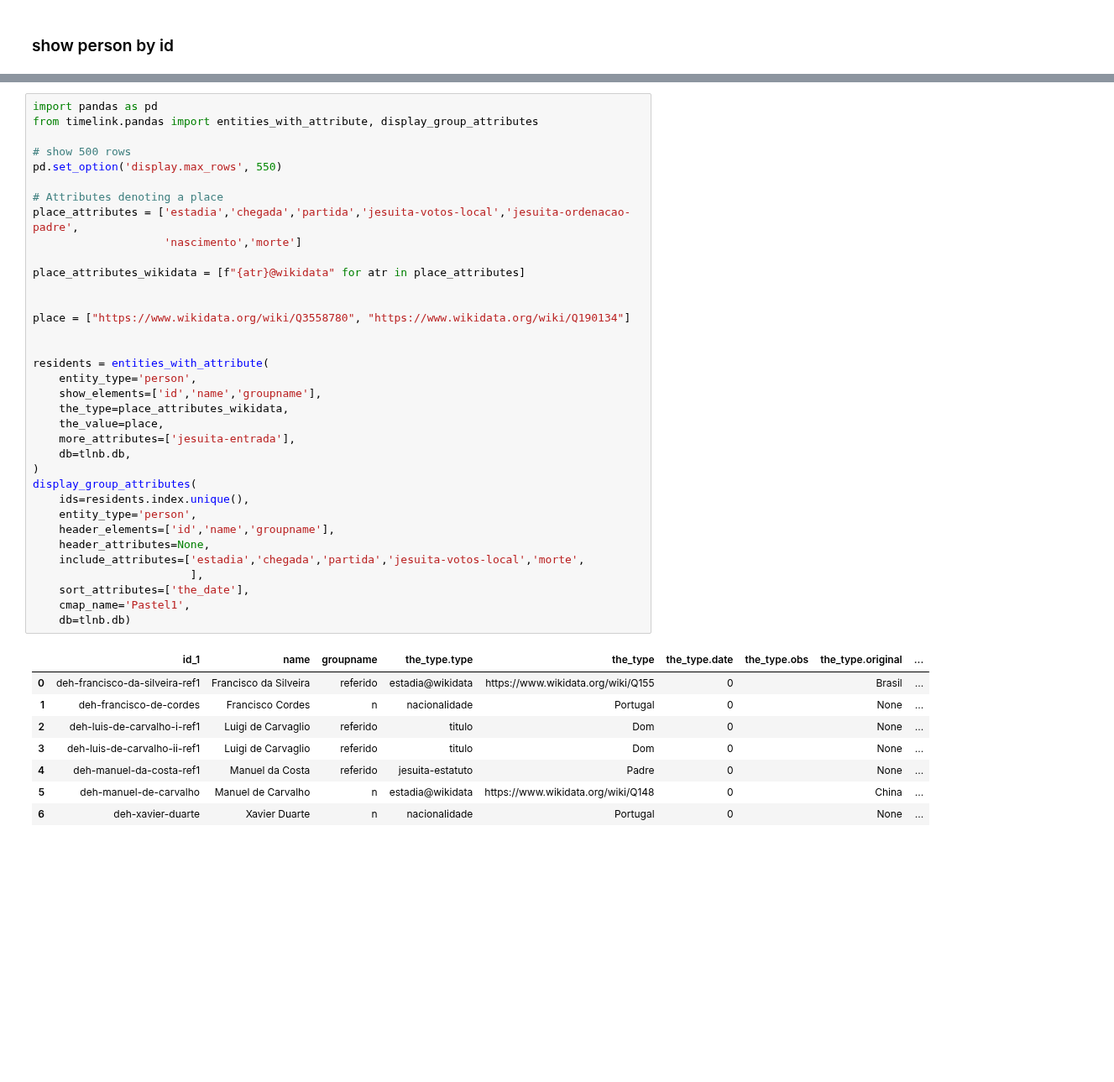
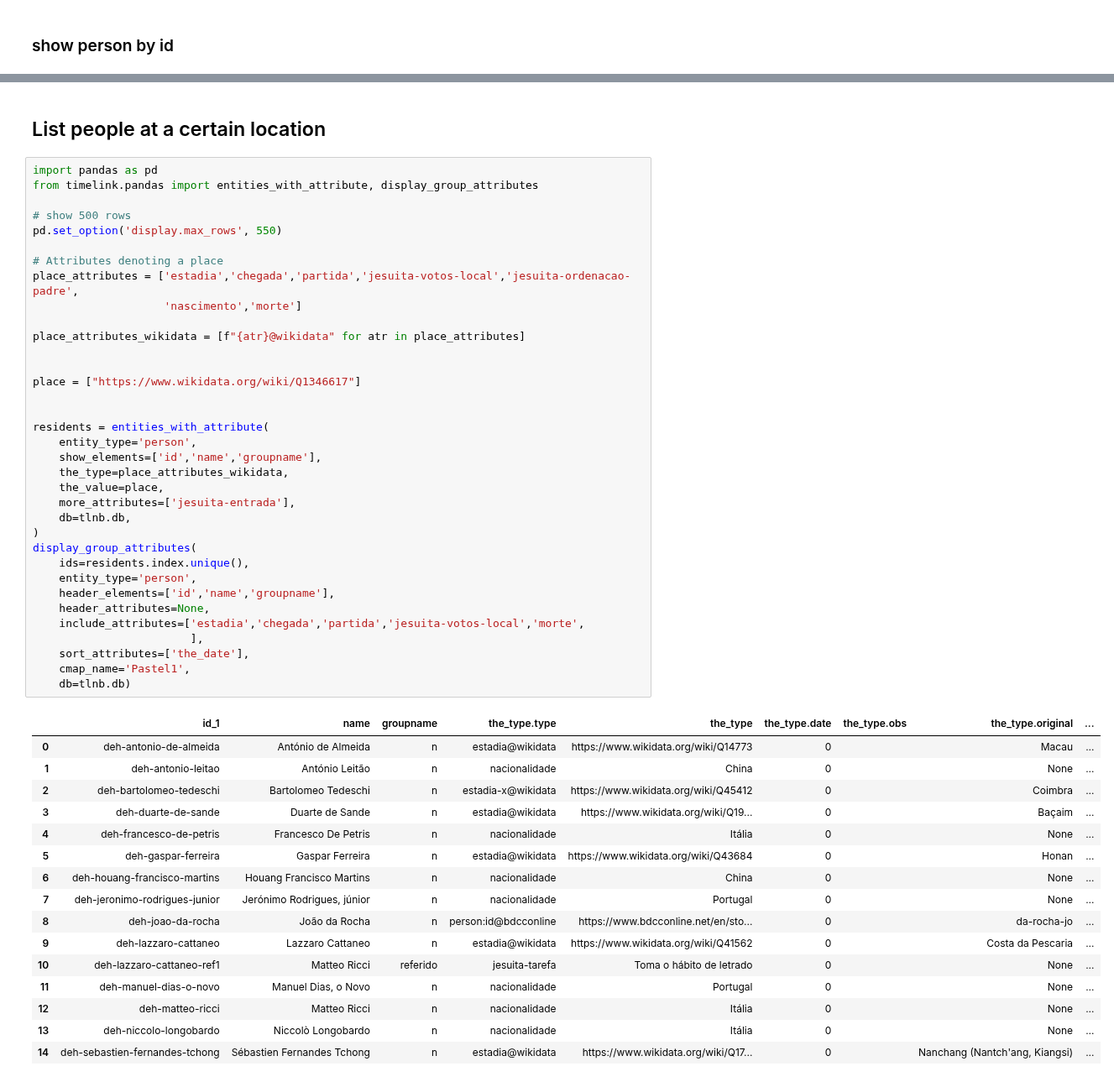
Before and after one commit to joaquimrcarvalho/dehergne-repertoire, a Jupyter notebook: notebooks/who_was_where.ipynb, the cells around one changed output, grey strips where cells are left out. Shown at 84% size. Cells and saved outputs as stored; diff of their text form; blank space fills up the shorter version.

```diff
--- a/notebooks/who_was_where.ipynb
+++ b/notebooks/who_was_where.ipynb
@@ -54,3 +55,5 @@ n$Faustino Soares/m/id=deh-faustino-soares
+# %% [markdown]
+## List people at a certain location
 # %%
 import pandas as pd
 from timelink.pandas import entities_with_attribute, display_group_attributes
@@ -60,39 +63,47 @@ pd.set_option('display.max_rows', 550)
 
 # Attributes denoting a place
 place_attributes = ['estadia','chegada','partida','jesuita-votos-local','jesuita-ordenacao-padre',
                     'nascimento','morte']
 
 place_attributes_wikidata = [f"{atr}@wikidata" for atr in place_attributes]
 
 
-place = ["https://www.wikidata.org/wiki/Q3558780", "https://www.wikidata.org/wiki/Q190134"]
+place = ["https://www.wikidata.org/wiki/Q1346617"]
 
 
 residents = entities_with_attribute(
     entity_type='person',
     show_elements=['id','name','groupname'],
     the_type=place_attributes_wikidata,
     the_value=place,
     more_attributes=['jesuita-entrada'],
     db=tlnb.db,
 )
 display_group_attributes(
     ids=residents.index.unique(),
     entity_type='person',
     header_elements=['id','name','groupname'],
     header_attributes=None,
     include_attributes=['estadia','chegada','partida','jesuita-votos-local','morte',
                         ],
     sort_attributes=['the_date'],
     cmap_name='Pastel1',
     db=tlnb.db)
 # %% [output]
 |  | id_1 | name | groupname | the_type.type | the_type | the_type.date | the_type.obs | the_type.original | ... |
-| 0 | deh-francisco-da-silveira-ref1 | Francisco da Silveira | referido | estadia@wikidata | https://www.wikidata.org/wiki/Q155 | 0 |  | Brasil | ... |
-| 1 | deh-francisco-de-cordes | Francisco Cordes | n | nacionalidade | Portugal | 0 |  | None | ... |
-| 2 | deh-luis-de-carvalho-i-ref1 | Luigi de Carvaglio | referido | titulo | Dom | 0 |  | None | ... |
-| 3 | deh-luis-de-carvalho-ii-ref1 | Luigi de Carvaglio | referido | titulo | Dom | 0 |  | None | ... |
-| 4 | deh-manuel-da-costa-ref1 | Manuel da Costa | referido | jesuita-estatuto | Padre | 0 |  | None | ... |
-| 5 | deh-manuel-de-carvalho | Manuel de Carvalho | n | estadia@wikidata | https://www.wikidata.org/wiki/Q148 | 0 |  | China | ... |
-| 6 | deh-xavier-duarte | Xavier Duarte | n | nacionalidade | Portugal | 0 |  | None | ... |
+| 0 | deh-antonio-de-almeida | António de Almeida | n | estadia@wikidata | https://www.wikidata.org/wiki/Q14773 | 0 |  | Macau | ... |
+| 1 | deh-antonio-leitao | António Leitão | n | nacionalidade | China | 0 |  | None | ... |
+| 2 | deh-bartolomeo-tedeschi | Bartolomeo Tedeschi | n | estadia-x@wikidata | https://www.wikidata.org/wiki/Q45412 | 0 |  | Coimbra | ... |
+| 3 | deh-duarte-de-sande | Duarte de Sande | n | estadia@wikidata | https://www.wikidata.org/wiki/Q19... | 0 |  | Baçaim | ... |
+| 4 | deh-francesco-de-petris | Francesco De Petris | n | nacionalidade | Itália | 0 |  | None | ... |
+| 5 | deh-gaspar-ferreira | Gaspar Ferreira | n | estadia@wikidata | https://www.wikidata.org/wiki/Q43684 | 0 |  | Honan | ... |
+| 6 | deh-houang-francisco-martins | Houang Francisco Martins | n | nacionalidade | China | 0 |  | None | ... |
+| 7 | deh-jeronimo-rodrigues-junior | Jerónimo Rodrigues, júnior | n | nacionalidade | Portugal | 0 |  | None | ... |
+| 8 | deh-joao-da-rocha | João da Rocha | n | person:id@bdcconline | https://www.bdcconline.net/en/sto... | 0 |  | da-rocha-jo | ... |
+| 9 | deh-lazzaro-cattaneo | Lazzaro Cattaneo | n | estadia@wikidata | https://www.wikidata.org/wiki/Q41562 | 0 |  | Costa da Pescaria | ... |
+| 10 | deh-lazzaro-cattaneo-ref1 | Matteo Ricci | referido | jesuita-tarefa | Toma o hábito de letrado | 0 |  | None | ... |
+| 11 | deh-manuel-dias-o-novo | Manuel Dias, o Novo | n | nacionalidade | Portugal | 0 |  | None | ... |
+| 12 | deh-matteo-ricci | Matteo Ricci | n | nacionalidade | Itália | 0 |  | None | ... |
+| 13 | deh-niccolo-longobardo | Niccolò Longobardo | n | nacionalidade | Itália | 0 |  | None | ... |
+| 14 | deh-sebastien-fernandes-tchong | Sébastien Fernandes Tchong | n | estadia@wikidata | https://www.wikidata.org/wiki/Q17... | 0 |  | Nanchang (Nantch'ang, Kiangsi) | ... |
 |  | id_1 | name | groupname | the_type | the_value | the_date | attr_obs | id |
```
Also changed, not shown: parts of 3 cells of this notebook, 5 other files.
